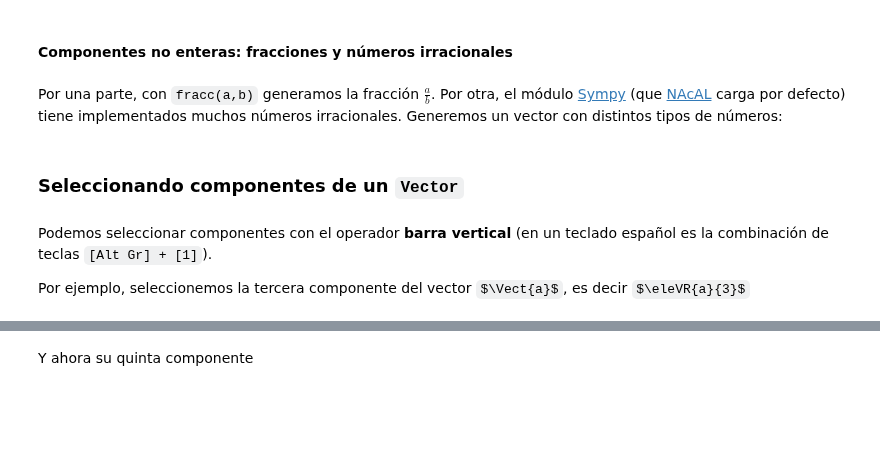
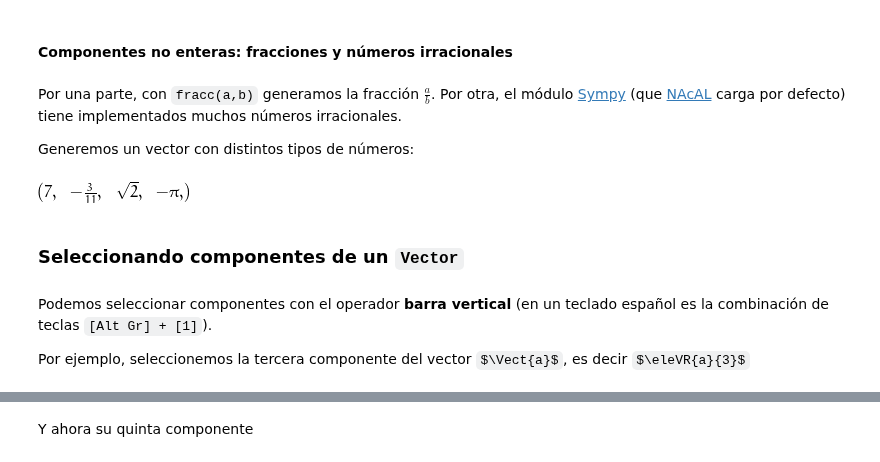
Before and after one commit to mbujosab/nacal-Jupyter-Notebooks, a Jupyter notebook: Lecc01-Secc1.1.ipynb, the cells around one changed output, grey strips where cells are left out. Cells and saved outputs as stored; diff of their text form; code cells hidden in the pictures; some formulas as TeX source; blank space fills up the shorter version.

```diff
--- a/Lecc01-Secc1.1.ipynb
+++ b/Lecc01-Secc1.1.ipynb
@@ -178,21 +200,22 @@ type(x.sis())
 # %% [markdown]
 #### Componentes no enteras: fracciones y números irracionales
 # %% [markdown]
-Por una parte, con `fracc(a,b)` generamos la fracción
-$\frac{a}{b}$. Por otra, el módulo [Sympy](https://www.sympy.org/es/index.html) (que [NAcAL](https://github.com/mbujosab/nacallib) carga por defecto)
-tiene implementados muchos números irracionales. Generemos un vector
-con distintos tipos de números:
+Por una parte, con `fracc(a,b)` generamos la fracción $\frac{a}{b}$.
+Por otra, el módulo [Sympy](https://www.sympy.org/es/index.html) (que [NAcAL](https://github.com/mbujosab/nacallib) carga por defecto) tiene implementados muchos números irracionales.
+
+Generemos un vector con distintos tipos de números:
 # %%
-v = Vector( [7, fracc(-3, 11), sympy.sqrt(2), -sympy.pi], 'fila' )
+v = Vector( [7, fracc(-3, 11), sympy.sqrt(2), -sympy.pi], 'h' )
 v
+# %% [output]
+[figure, added]
 # %% [markdown]
 ### Seleccionando componentes de un `Vector`
 # %% [markdown]
 Podemos seleccionar componentes con el operador **barra vertical**
 (en un teclado español es la combinación de teclas `[Alt Gr] + [1]`).
 
-Por ejemplo, seleccionemos la tercera componente del vector
-$\Vect{a}$, es decir $\eleVR{a}{3}$
+Por ejemplo, seleccionemos la tercera componente del vector $\Vect{a}$, es decir $\eleVR{a}{3}$
 # %%
 a = Vector( [10, 20, 30, 40, 50] )
 print(a|3)
```
Also changed, not shown: parts of 61 cells of this notebook, 3 other files.
